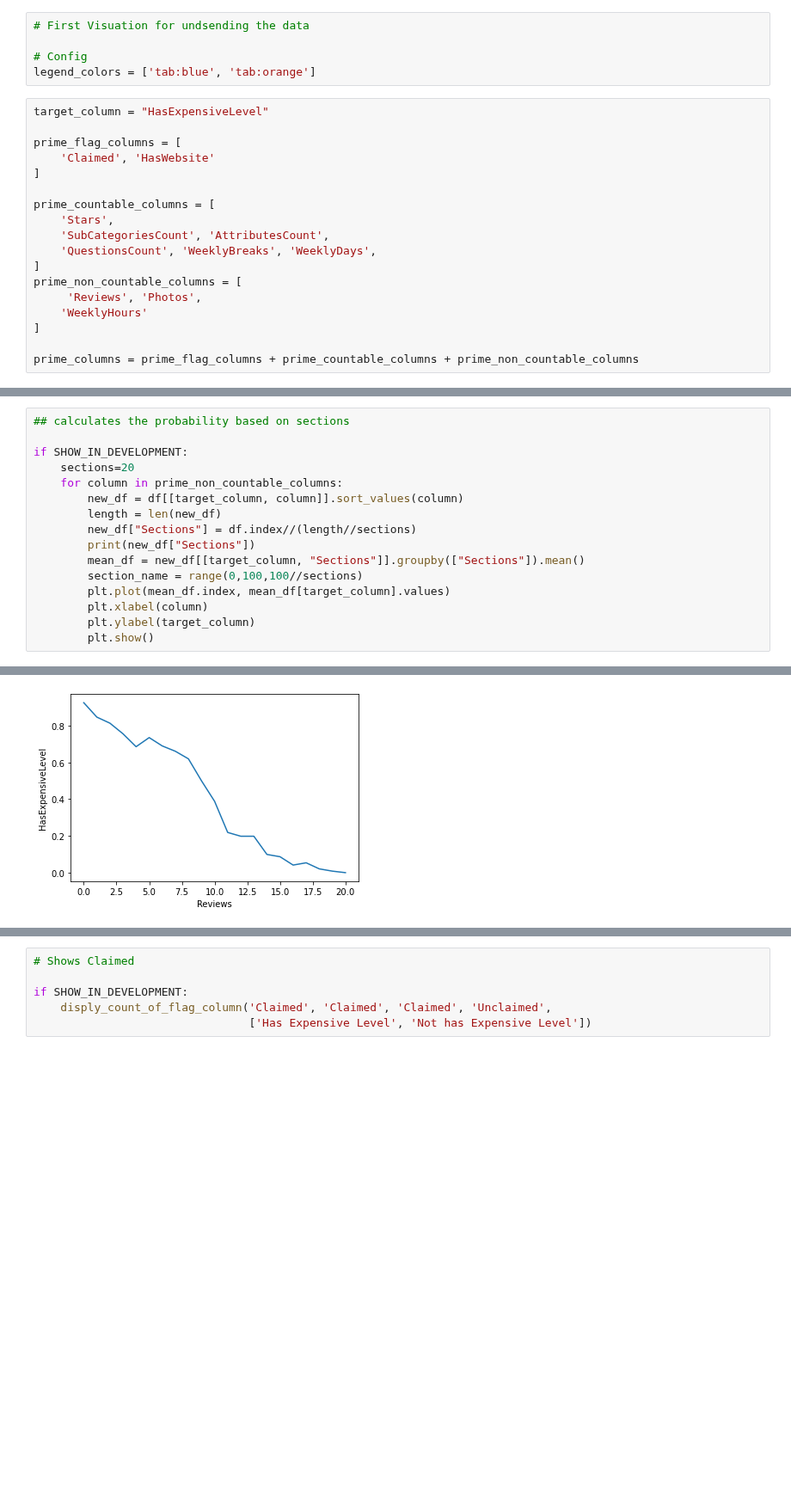
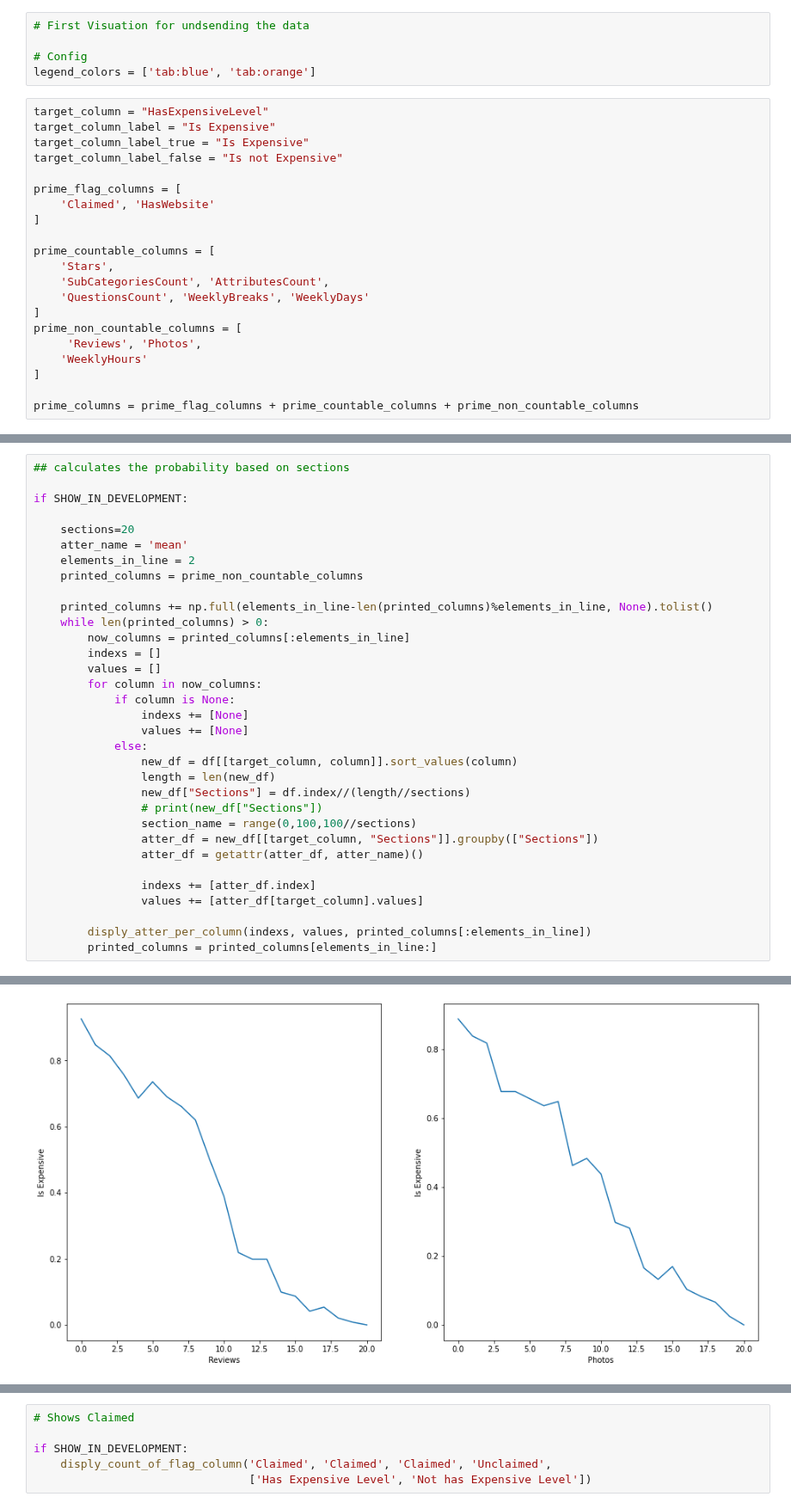
Before and after one commit to omer-priel/TheRootOfDataScience, a Jupyter notebook: notebooks/main_omer.ipynb, the cells around one changed output, grey strips where cells are left out. Shown at 86% size. Cells and saved outputs as stored; diff of their text form; blank space fills up the shorter version.

```diff
--- a/notebooks/main_omer.ipynb
+++ b/notebooks/main_omer.ipynb
@@ -84,6 +84,9 @@ df.reset_index(drop=True, inplace=True)
 legend_colors = ['tab:blue', 'tab:orange']
 # %%
 target_column = "HasExpensiveLevel"
+target_column_label = "Is Expensive"
+target_column_label_true = "Is Expensive"
+target_column_label_false = "Is not Expensive"
 
 prime_flag_columns = [
     'Claimed', 'HasWebsite'
@@ -92,7 +95,7 @@ prime_flag_columns = [
 prime_countable_columns = [
     'Stars',
     'SubCategoriesCount', 'AttributesCount',
-    'QuestionsCount', 'WeeklyBreaks', 'WeeklyDays',
+    'QuestionsCount', 'WeeklyBreaks', 'WeeklyDays'
 ]
 prime_non_countable_columns = [
      'Reviews', 'Photos',
@@ -191,16 +283,33 @@ if SHOW_IN_DEVELOPMENT:
 ## calculates the probability based on sections
 
 if SHOW_IN_DEVELOPMENT:
+
     sections=20
-    for column in prime_non_countable_columns:
-        new_df = df[[target_column, column]].sort_values(column)
-        length = len(new_df)
-        new_df["Sections"] = df.index//(length//sections)
-        print(new_df["Sections"])
-        mean_df = new_df[[target_column, "Sections"]].groupby(["Sections"]).mean()
-        section_name = range(0,100,100//sections)
-        plt.plot(mean_df.index, mean_df[target_column].values)
-        plt.xlabel(column)
-        plt.ylabel(target_column)
-        plt.show()
+    atter_name = 'mean'
+    elements_in_line = 2
+    printed_columns = prime_non_countable_columns
+
+    printed_columns += np.full(elements_in_line-len(printed_columns)%elements_in_line, None).tolist()
+    while len(printed_columns) > 0:
+        now_columns = printed_columns[:elements_in_line]
+        indexs = []
+        values = []
+        for column in now_columns:
+            if column is None:
+                indexs += [None]
+                values += [None]
+            else:
+                new_df = df[[target_column, column]].sort_values(column)
+                length = len(new_df)
+                new_df["Sections"] = df.index//(length//sections)
+                # print(new_df["Sections"])
+                section_name = range(0,100,100//sections)
+                atter_df = new_df[[target_column, "Sections"]].groupby(["Sections"])
+                atter_df = getattr(atter_df, atter_name)()
+
+                indexs += [atter_df.index]
+                values += [atter_df[target_column].values]
+
+        disply_atter_per_column(indexs, values, printed_columns[:elements_in_line])
+        printed_columns = printed_columns[elements_in_line:]
 # %% [output]
@@ -219 +316 @@ Name: Sections, Length: 4850, dtype: int64
-[figure, old version]
+[figure, new version]
```
Also changed, not shown: parts of 13 cells of this notebook.
